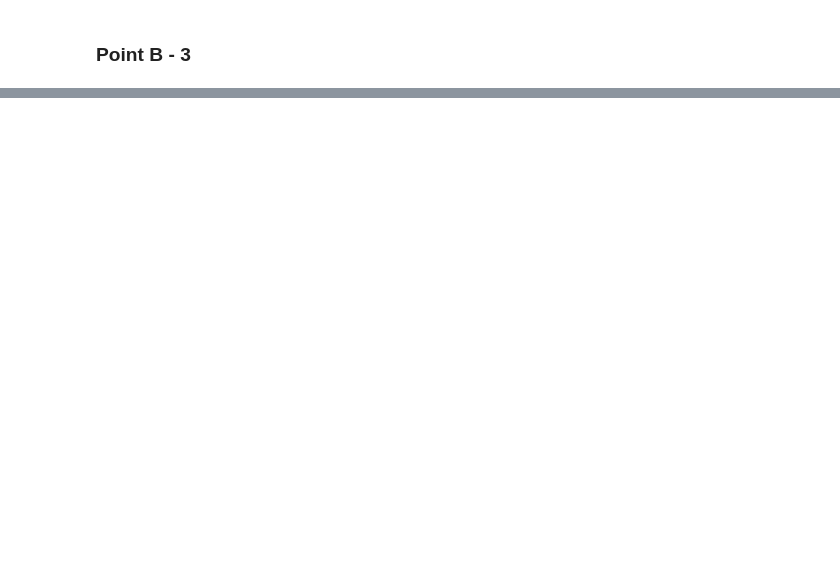
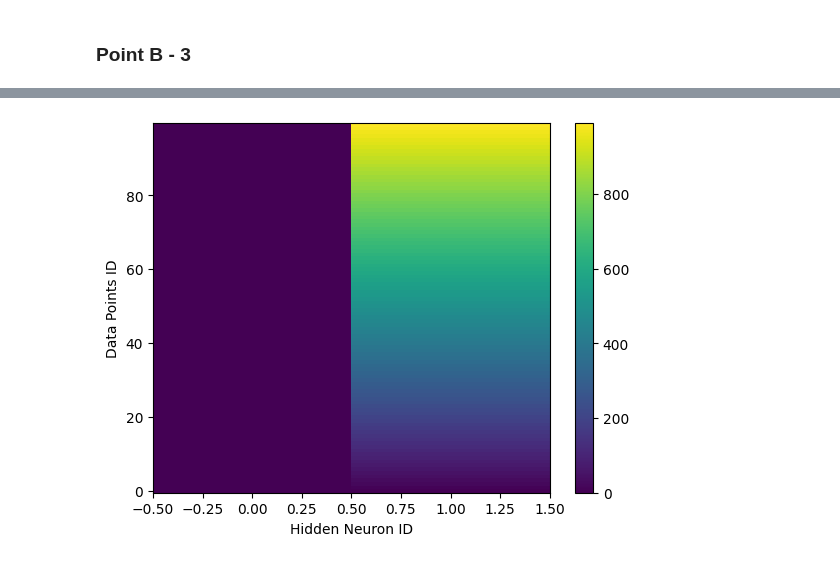
Before and after one commit to LaurentSch/ItML_A3, a Jupyter notebook: src/Assignment_3/ml-th-3.ipynb, the cells around one changed output, grey strips where cells are left out. Drawn from its saved outputs; the diff is of its cells as text; code cells hidden in the pictures; blank space fills up the shorter version.

```diff
--- a/src/Assignment_3/ml-th-3.ipynb
+++ b/src/Assignment_3/ml-th-3.ipynb
@@ -327,13 +331,17 @@ def one_last_heatmap(resulting_tuple): #CleanCode
     heatmap_data = np.array([np.array(t) for t in resulting_tuple[4]])
 
     # Plot the heatmap
-    plt.imshow(heatmap_data[:, :, 0], cmap='viridis', origin='lower', aspect='auto')
+    plt.imshow(heatmap_data, cmap='viridis', origin='lower', aspect='auto')
 
     # Set axis labels and ticks
     plt.xlabel('Hidden Neuron ID')
     plt.ylabel('Data Points ID')
 
+    cbar = plt.colorbar()
+
     # Show the plot
     plt.show()
 # %%
-one_last_heatmap
+one_last_heatmap(worst_result)
+# %% [output]
+[figure, added]
```
Also changed, not shown: parts of 7 cells of this notebook.
